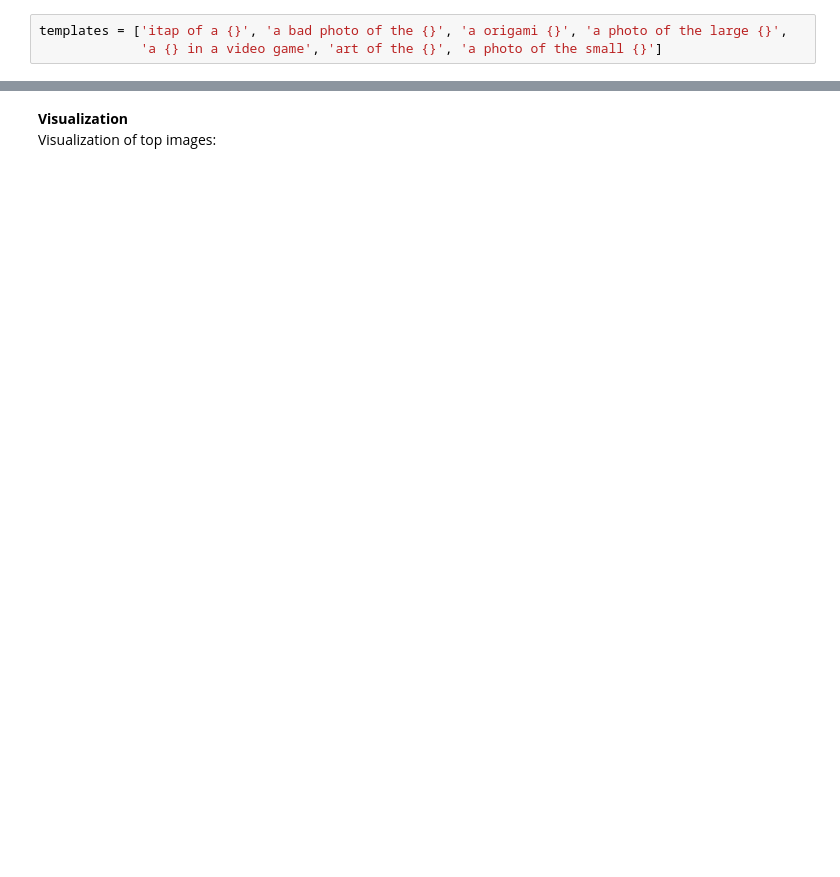
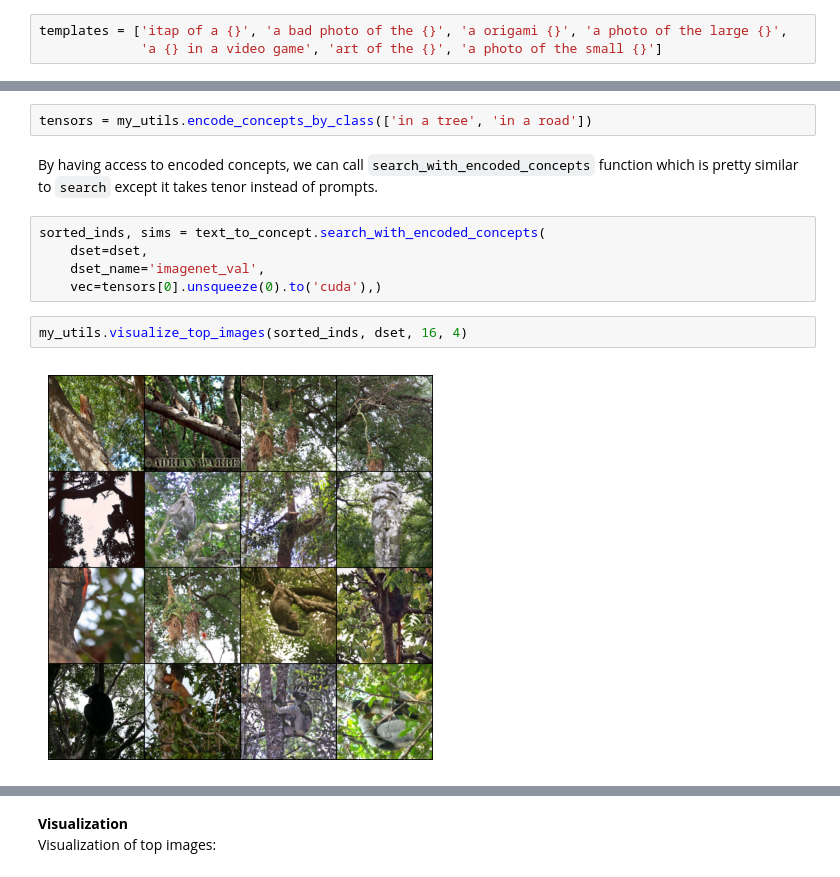
Before and after one commit to k1rezaei/Text-to-concept, a Jupyter notebook: example_search_concept_logic.ipynb, the cells around one changed output, grey strips where cells are left out. Saved outputs shown, nothing was run; the diff lists cells and outputs as text; blank space fills up the shorter version.

```diff
--- a/example_search_concept_logic.ipynb
+++ b/example_search_concept_logic.ipynb
@@ -118,0 +136,13 @@ visualize_top_images(sorted_inds, 16, 4)
+# %%
+tensors = my_utils.encode_concepts_by_class(['in a tree', 'in a road'])
+# %% [markdown]
+By having access to encoded concepts, we can call `search_with_encoded_concepts` function which is pretty similar to `search` except it takes tenor instead of prompts.
+# %%
+sorted_inds, sims = text_to_concept.search_with_encoded_concepts(
+    dset=dset,
+    dset_name='imagenet_val',
+    vec=tensors[0].unsqueeze(0).to('cuda'),)
+# %%
+my_utils.visualize_top_images(sorted_inds, dset, 16, 4)
+# %% [output]
+[figure, added]
```
Also changed, not shown: parts of 21 cells of this notebook, 5 other files.
